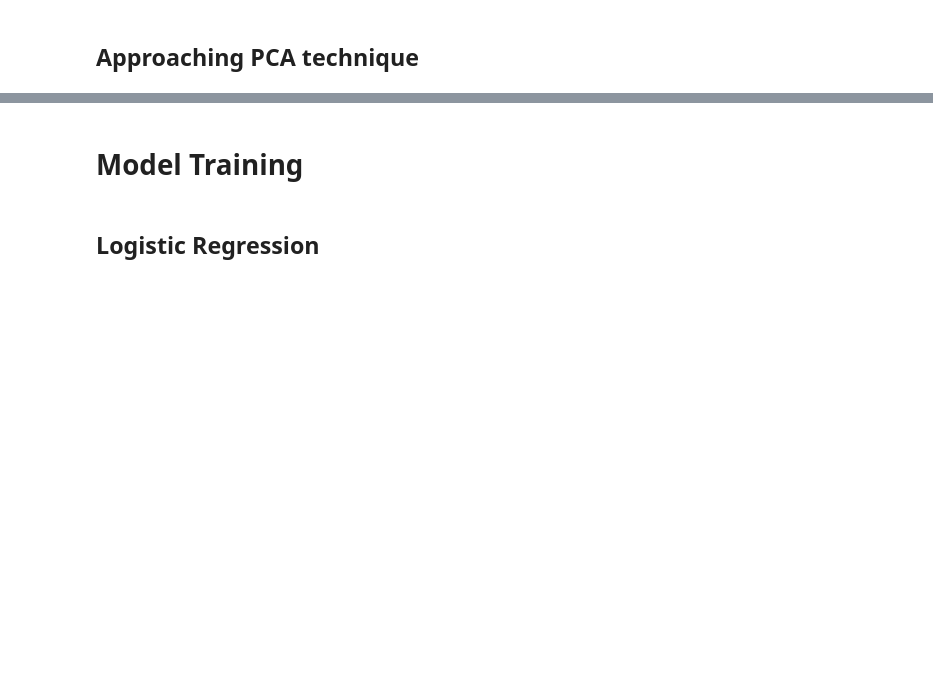
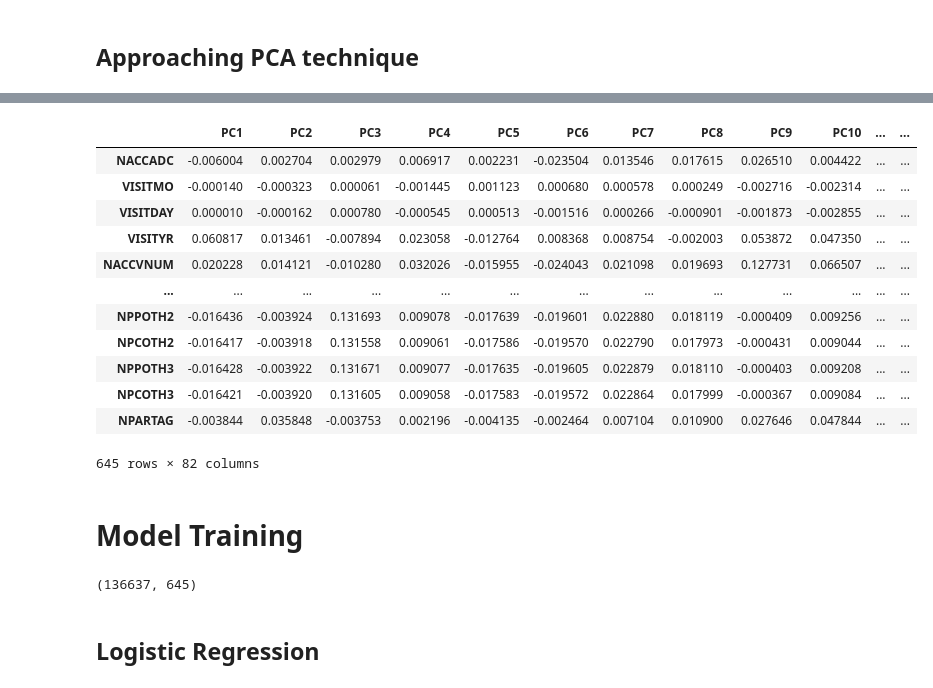
Before and after one commit to Team-XPredators/Dementia-Prediction-xpredators, a Jupyter notebook: XPredators_Demantia_Prediction.ipynb, the cells around one changed output, grey strips where cells are left out. Drawn from its saved outputs; the diff is of its cells as text; code cells hidden in the pictures; blank space fills up the shorter version.

```diff
--- a/XPredators_Demantia_Prediction.ipynb
+++ b/XPredators_Demantia_Prediction.ipynb
@@ -173,0 +176,12 @@ Target shape: (195196,)
+# %%
+from sklearn.feature_selection import VarianceThreshold
+# Example: drop features with variance < 1
+selector = VarianceThreshold(threshold=1)
+X_reduced = selector.fit_transform(X)
+
+# Keep only the selected columns
+selected_cols = X.columns[selector.get_support()]
+X_selected = X[selected_cols]
+
+print("Remaining columns:", len(selected_cols))
+print("Dropped columns:", len(X.columns) - len(selected_cols))
@@ -180,7 +197,7 @@ import pandas as pd
 import numpy as np
 
 scaler = StandardScaler()
-X_scaled = scaler.fit_transform(X) # Scaling between 1 and 0
+X_scaled = scaler.fit_transform(X_selected) # Scaling between 1 and 0
 
 pca = PCA(n_components=0.95)
 X_pca = pca.fit_transform(X_scaled)
@@ -188,7 +205,7 @@ X_pca = pca.fit_transform(X_scaled)
 loadings = pd.DataFrame(
     pca.components_.T,
     columns=[f"PC{i+1}" for i in range(pca.n_components_)],
-    index=X.columns
+    index=X_selected.columns
 )
 
 top_PC1 = loadings["PC1"].abs().sort_values(ascending=False).head(10)
@@ -198,3 +233,19 @@ print("Explained Variance Ratio:", pca.explained_variance_ratio_)
+# %%
+loadings
+# %% [output]
+|  | PC1 | PC2 | PC3 | PC4 | PC5 | PC6 | PC7 | PC8 | PC9 | PC10 | ... | ... |
+| NACCADC | -0.006004 | 0.002704 | 0.002979 | 0.006917 | 0.002231 | -0.023504 | 0.013546 | 0.017615 | 0.026510 | 0.004422 | ... | ... |
+| VISITMO | -0.000140 | -0.000323 | 0.000061 | -0.001445 | 0.001123 | 0.000680 | 0.000578 | 0.000249 | -0.002716 | -0.002314 | ... | ... |
+| VISITDAY | 0.000010 | -0.000162 | 0.000780 | -0.000545 | 0.000513 | -0.001516 | 0.000266 | -0.000901 | -0.001873 | -0.002855 | ... | ... |
+| VISITYR | 0.060817 | 0.013461 | -0.007894 | 0.023058 | -0.012764 | 0.008368 | 0.008754 | -0.002003 | 0.053872 | 0.047350 | ... | ... |
+| NACCVNUM | 0.020228 | 0.014121 | -0.010280 | 0.032026 | -0.015955 | -0.024043 | 0.021098 | 0.019693 | 0.127731 | 0.066507 | ... | ... |
+| ... | ... | ... | ... | ... | ... | ... | ... | ... | ... | ... | ... | ... |
+| NPPOTH2 | -0.016436 | -0.003924 | 0.131693 | 0.009078 | -0.017639 | -0.019601 | 0.022880 | 0.018119 | -0.000409 | 0.009256 | ... | ... |
+| NPCOTH2 | -0.016417 | -0.003918 | 0.131558 | 0.009061 | -0.017586 | -0.019570 | 0.022790 | 0.017973 | -0.000431 | 0.009044 | ... | ... |
+| NPPOTH3 | -0.016428 | -0.003922 | 0.131671 | 0.009077 | -0.017635 | -0.019605 | 0.022879 | 0.018110 | -0.000403 | 0.009208 | ... | ... |
+| NPCOTH3 | -0.016421 | -0.003920 | 0.131605 | 0.009058 | -0.017583 | -0.019572 | 0.022864 | 0.017999 | -0.000367 | 0.009084 | ... | ... |
+| NPARTAG | -0.003844 | 0.035848 | -0.003753 | 0.002196 | -0.004135 | -0.002464 | 0.007104 | 0.010900 | 0.027646 | 0.047844 | ... | ... |
+645 rows × 82 columns
 # %% [markdown]
 # Model Training
 # %%
@@ -207,3 +258,7 @@ X_train, X_test, y_train, y_test = train_test_split(X, y, test_size=0.3, random_
+# %%
+X_train.shape
+# %% [output]
+(136637, 645)
 # %% [markdown]
 ## Logistic Regression
 # %%
```
Also changed, not shown: parts of 14 cells of this notebook.
